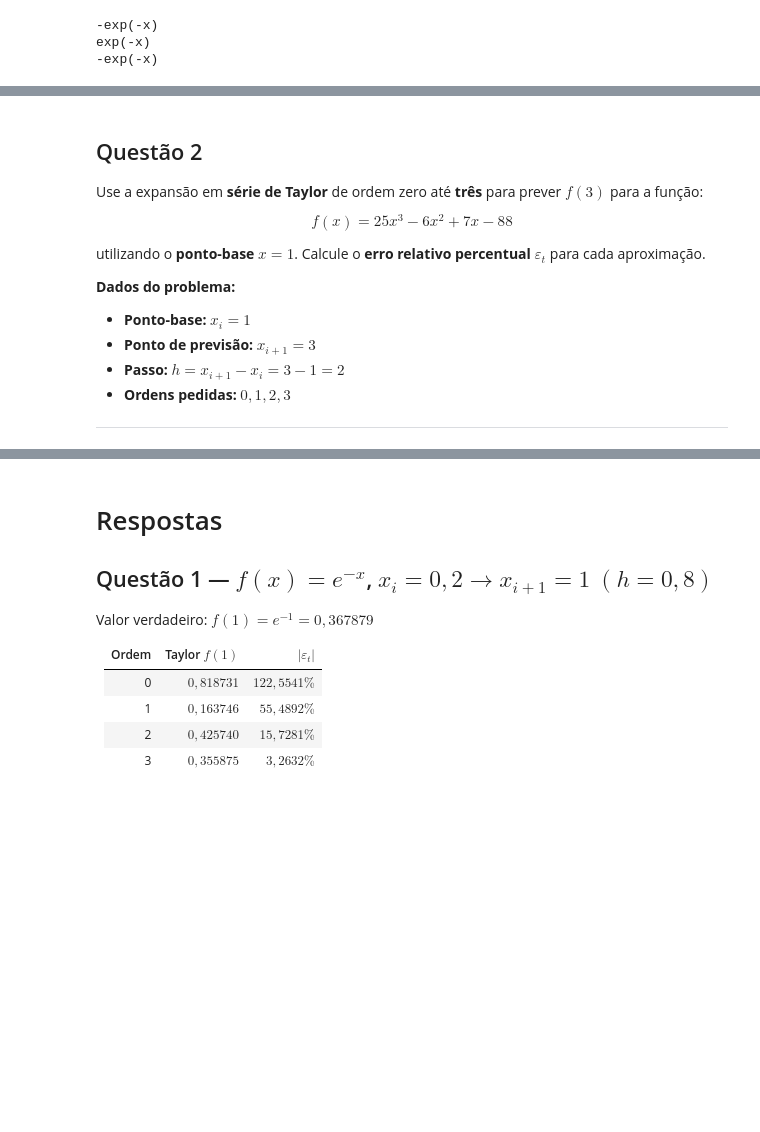
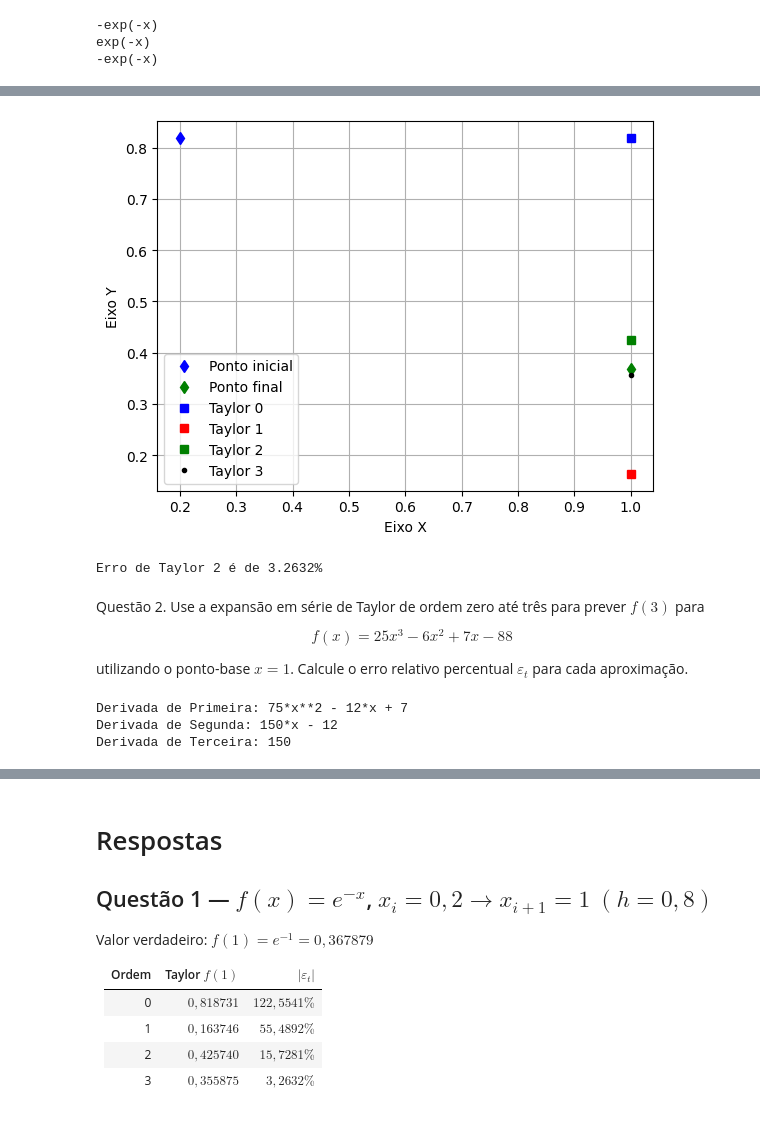
Before and after one commit to GabrielMPinho/Modelagem-Computacional, a Jupyter notebook: serie_taylor/lista/Lista_1_S_rie_de_Taylor.ipynb, the cells around one changed output, grey strips where cells are left out. Cells and saved outputs as stored; diff of their text form; code cells hidden in the pictures; blank space fills up the shorter version.

```diff
--- a/serie_taylor/lista/Lista_1_S_rie_de_Taylor.ipynb
+++ b/serie_taylor/lista/Lista_1_S_rie_de_Taylor.ipynb
@@ -80,19 +126,24 @@ plt.show()
+# %%
+plt.plot(x0, F(x0), "bd", label="Ponto inicial")
+plt.plot(xi, F(xi), "gd", label="Ponto final")
+plt.plot(xi, t0, "bs", label="Taylor 0")
+plt.plot(xi, t1, "rs", label="Taylor 1")
+plt.plot(xi, t2, "gs", label="Taylor 2")
+plt.plot(xi, t3, "k.", label="Taylor 3")
+plt.grid()
+plt.legend()
+plt.xlabel("Eixo X")
+plt.ylabel("Eixo Y")
+plt.show()
+print(f"Erro de Taylor 2 é de {round(e3, 4)}%")
+# %% [output]
+[figure, added]
+Erro de Taylor 2 é de 3.2632%
 # %% [markdown]
-## Questão 2
-
-Use a expansão em **série de Taylor** de ordem zero até **três** para prever $f(3)$ para a função:
+Questão 2. Use a expansão em série de Taylor de ordem zero até três para prever $f(3)$ para
 
 $$
-\boxed{\,f(x) = 25x^{3} - 6x^{2} + 7x - 88\,}
+f(x) = 25x^{3} - 6x^{2} + 7x - 88
 $$
 
-utilizando o **ponto-base** $x = 1$. Calcule o **erro relativo percentual** $\varepsilon_t$ para cada aproximação.
-
-**Dados do problema:**
-
-- **Ponto-base:** $x_i = 1$
-- **Ponto de previsão:** $x_{i+1} = 3$
-- **Passo:** $h = x_{i+1} - x_i = 3 - 1 = 2$
-- **Ordens pedidas:** $0, 1, 2, 3$
-
----
+utilizando o ponto-base $x=1$. Calcule o erro relativo percentual $\varepsilon_t$ para cada aproximação.
@@ -98,0 +159,13 @@ utilizando o **ponto-base** $x = 1$. Calcule o **erro relativo percentual** $\va
+# %%
+x_ficticio = sp.symbols("x")
+f_ficticio = 25*x_ficticio**3 - 6*x_ficticio**2 + 7*x_ficticio - 88
+df = sp.diff(f_ficticio, x_ficticio)
+dff = sp.diff(df, x_ficticio)
+dfff = sp.diff(dff, x_ficticio)
+print(f"Derivada de Primeira: {df}")
+print(f"Derivada de Segunda: {dff}")
+print(f"Derivada de Terceira: {dfff}")
+# %% [output]
+Derivada de Primeira: 75*x**2 - 12*x + 7
+Derivada de Segunda: 150*x - 12
+Derivada de Terceira: 150
```
Also changed, not shown: parts of 37 cells of this notebook, 3 other files.
